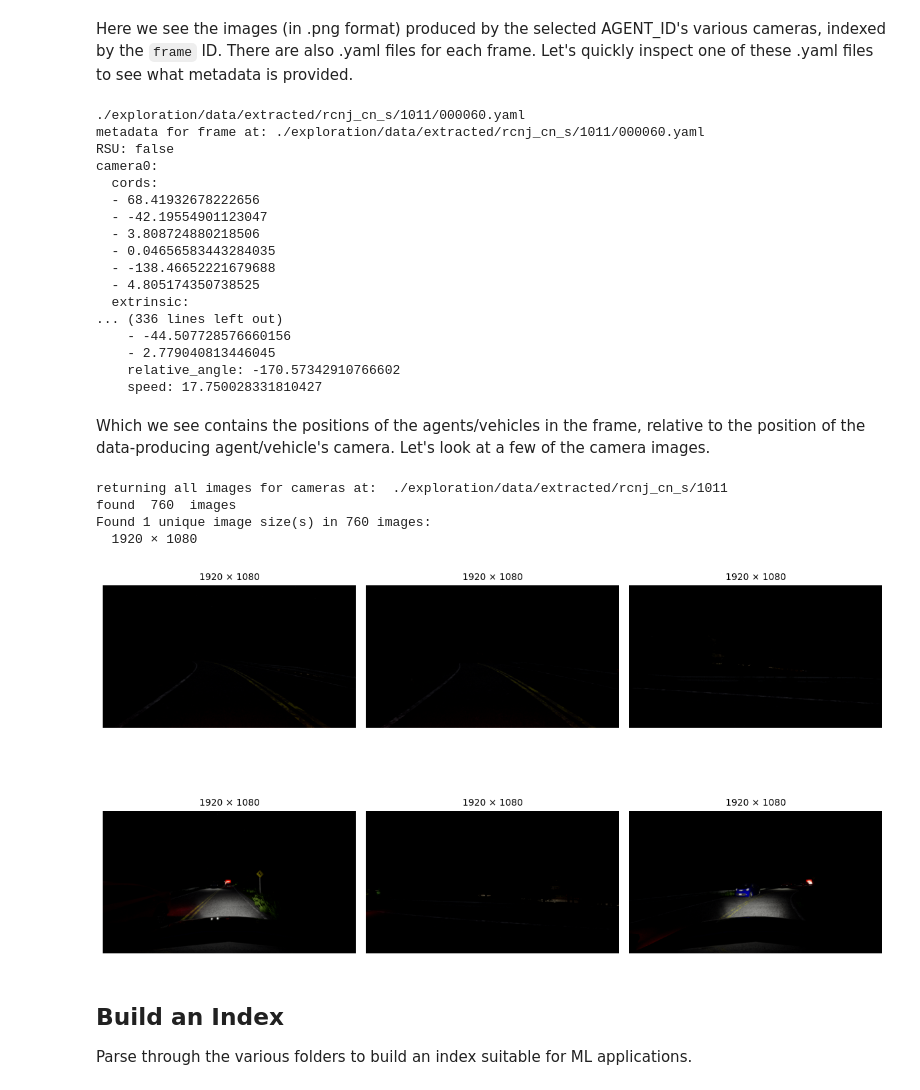
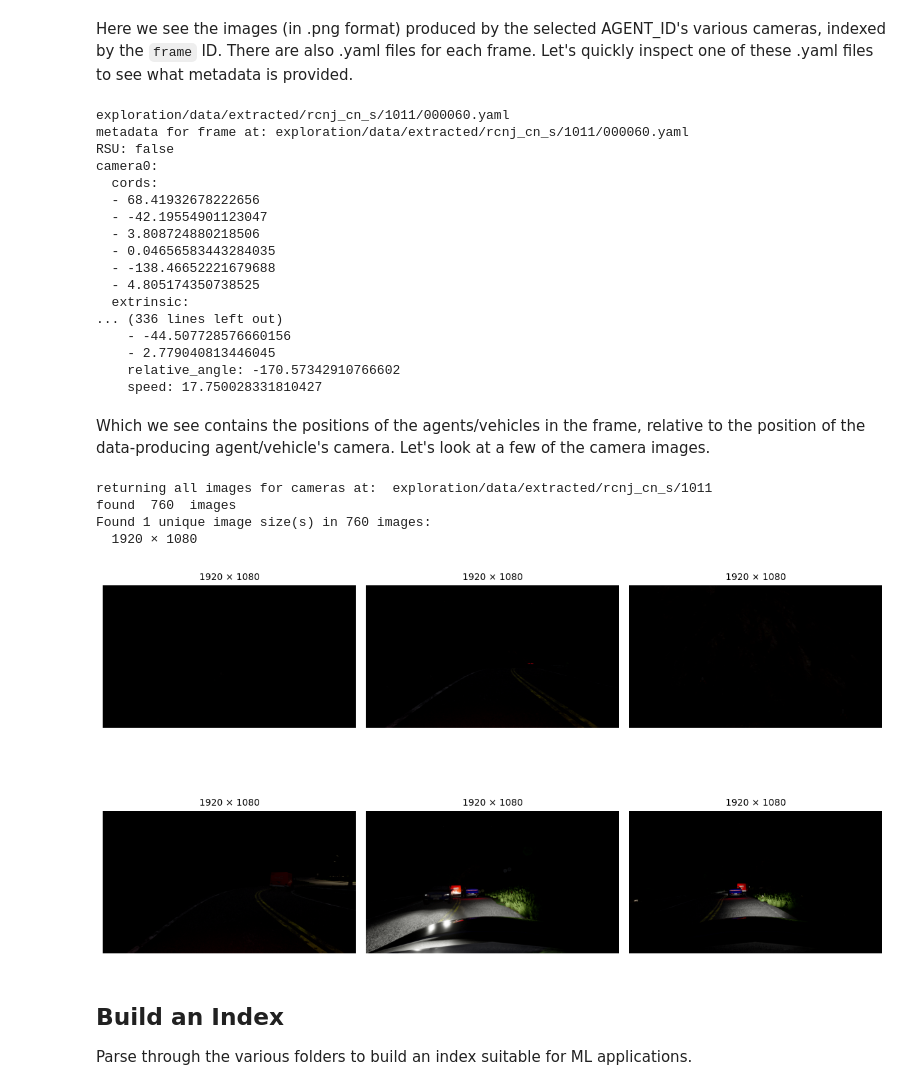
Before and after one commit to tjards/adver-city-ETL, a Jupyter notebook: notebooks/initial_explore.ipynb, the cells around one changed output. Drawn from its saved outputs; the diff is of its cells as text; code cells hidden in the pictures.

```diff
--- a/notebooks/initial_explore.ipynb
+++ b/notebooks/initial_explore.ipynb
@@ -128,9 +129,10 @@ file located at:  exploration/data/rcnj_cn_s.7z
 # %% [markdown]
 Extract the contents of the downloaded file.
 # %%
-DIR_EXTRACTED = extract_file(
-    DIR_IN=DATA_DIR,
-    FILENAME_IN=FILENAME,
-    DIR_OUT=DATA_DIR+"/extracted"
+# Use full extraction to get all metadata (.yaml files)
+DIR_EXTRACTED = extract_archive_full(
+    source_path=Path(DATA_DIR) / FILENAME,
+    output_dir=Path(DATA_DIR) / "extracted",
+    data_format="7z"
 )
 # %% [output]
@@ -215,15 +233,15 @@ directory tree for  ./exploration/data/extracted/rcnj_cn_s/1011 :
 Here we see the images (in .png format) produced by the selected AGENT_ID's various cameras, indexed by the `frame` ID. There are also .yaml files for each frame. Let's quickly inspect one of these .yaml files to see what metadata is provided.
 # %%
 FRAME_ID = "000060"
-FRAME_PATH = DIR_EXTRACTED+"/"+str(AGENT_ID)+"/"+str(FRAME_ID)+".yaml"
-print(str(FRAME_PATH))
+FRAME_PATH = DIR_EXTRACTED / str(AGENT_ID) / f"{FRAME_ID}.yaml"
+print(FRAME_PATH)
 print("metadata for frame at:", FRAME_PATH)
 with open(FRAME_PATH, "r") as f:
     frame_metadata = yaml.safe_load(f)
 print(yaml.safe_dump(frame_metadata, sort_keys=False))
 # %% [output]
-./exploration/data/extracted/rcnj_cn_s/1011/000060.yaml
-metadata for frame at: ./exploration/data/extracted/rcnj_cn_s/1011/000060.yaml
+exploration/data/extracted/rcnj_cn_s/1011/000060.yaml
+metadata for frame at: exploration/data/extracted/rcnj_cn_s/1011/000060.yaml
 RSU: false
 camera0:
   cords:
@@ -242,18 +260,18 @@ camera0:
 # %% [markdown]
 Which we see contains the positions of the agents/vehicles in the frame, relative to the position of the data-producing agent/vehicle's camera. Let's look at a few of the camera images.
 # %%
-print('returning all images for cameras at: ', DIR_EXTRACTED+"/"+str(AGENT_ID))
-imgs = find_imgs(DIR_EXTRACTED+"/"+str(AGENT_ID), camera=None, ext=".png", limit=None)
+print('returning all images for cameras at: ', DIR_EXTRACTED / str(AGENT_ID))
+imgs = find_imgs(DIR_EXTRACTED / str(AGENT_ID), camera=None, ext=".png", limit=None)
 print('found ', len(imgs), ' images')
 
 sizes = list_image_sizes(imgs)
 show_images_grid(imgs, rows=2, cols=3, randomize = True)
 # %% [output]
-returning all images for cameras at:  ./exploration/data/extracted/rcnj_cn_s/1011
+returning all images for cameras at:  exploration/data/extracted/rcnj_cn_s/1011
 found  760  images
 Found 1 unique image size(s) in 760 images:
   1920 × 1080
-[figure, old version]
+[figure, new version]
 # %% [markdown]
 ## Build an Index
 
```
Also changed, not shown: parts of 6 cells of this notebook, 14 other files.
